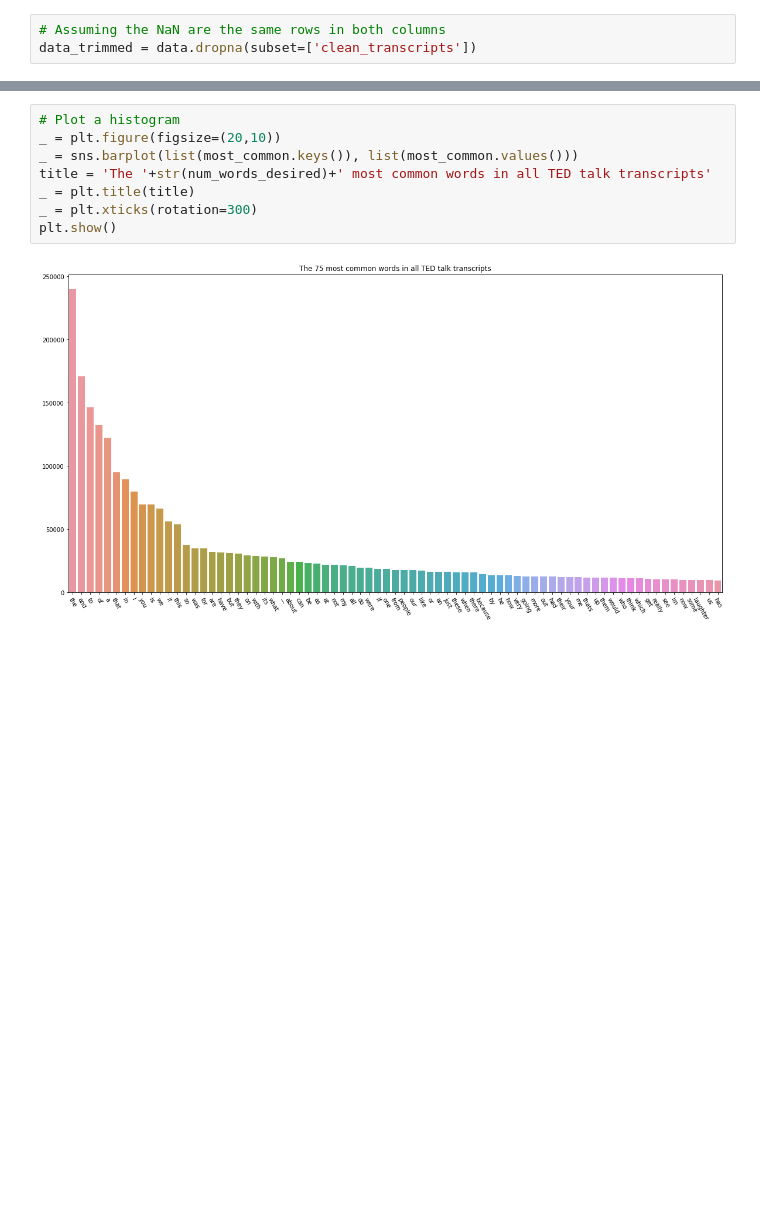
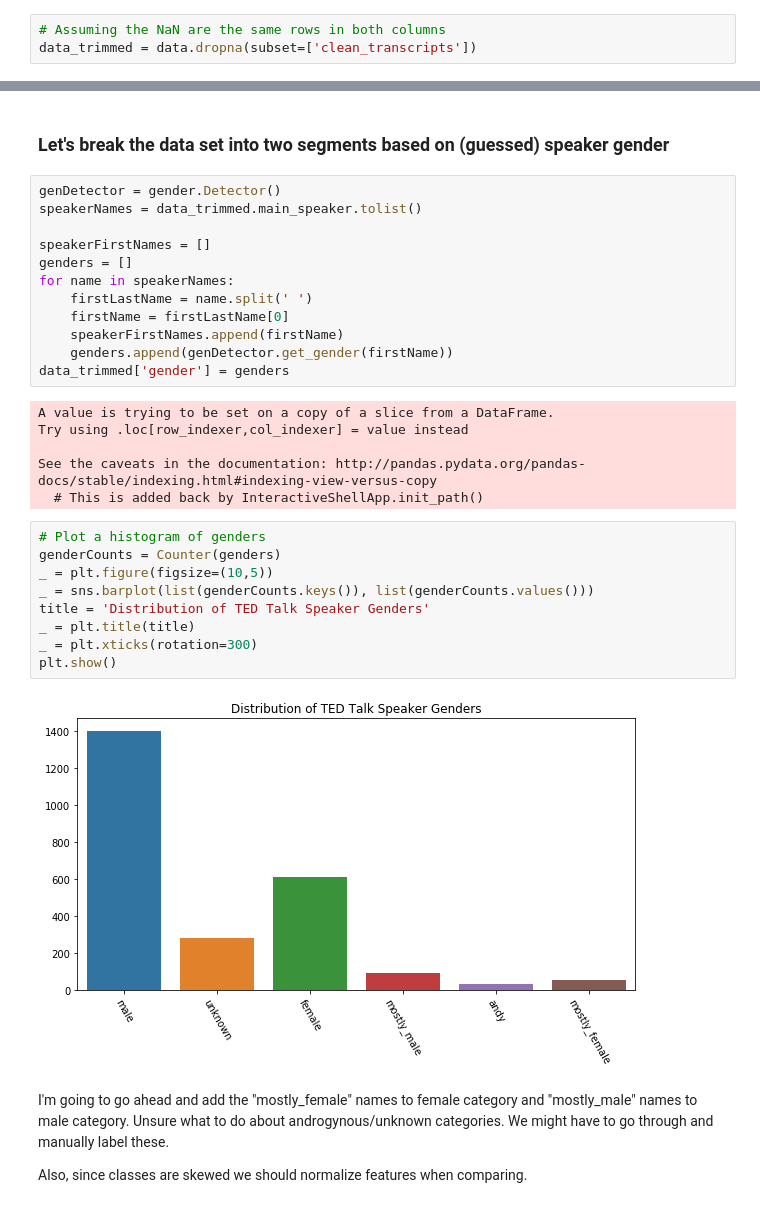
Before and after one commit to GreenMouth/Data-Science-Lab-Final-Project, a Jupyter notebook: src/Data-Exploration.ipynb, the cells around one changed output, grey strips where cells are left out. Saved outputs shown, nothing was run; the diff lists cells and outputs as text; blank space fills up the shorter version.

Commit message:
Split data by gender and started exploring differences in gender word frequency

```diff
--- a/src/Data-Exploration.ipynb
+++ b/src/Data-Exploration.ipynb
@@ -72,10 +89,34 @@ The 75 most common words in all TED talk transcripts:
+# %% [markdown]
+### Let's break the data set into two segments based on (guessed) speaker gender
+# %%
+genDetector = gender.Detector()
+speakerNames = data_trimmed.main_speaker.tolist()
+
+speakerFirstNames = []
+genders = []
+for name in speakerNames:
+    firstLastName = name.split(' ')
+    firstName = firstLastName[0]
+    speakerFirstNames.append(firstName)
+    genders.append(genDetector.get_gender(firstName))
+data_trimmed['gender'] = genders
+# %% [output]
+A value is trying to be set on a copy of a slice from a DataFrame.
+Try using .loc[row_indexer,col_indexer] = value instead
+
+See the caveats in the documentation: http://pandas.pydata.org/pandas-docs/stable/indexing.html#indexing-view-versus-copy
+  # This is added back by InteractiveShellApp.init_path()
 # %%
-# Plot a histogram
-_ = plt.figure(figsize=(20,10))
-_ = sns.barplot(list(most_common.keys()), list(most_common.values()))
-title = 'The '+str(num_words_desired)+' most common words in all TED talk transcripts'
+# Plot a histogram of genders
+genderCounts = Counter(genders)
+_ = plt.figure(figsize=(10,5))
+_ = sns.barplot(list(genderCounts.keys()), list(genderCounts.values()))
+title = 'Distribution of TED Talk Speaker Genders'
 _ = plt.title(title)
 _ = plt.xticks(rotation=300)
 plt.show()
 # %% [output]
-[figure, old version]
+[figure, new version]
+# %% [markdown]
+I'm going to go ahead and add the "mostly_female" names to female category and "mostly_male" names to male category. Unsure what to do about androgynous/unknown categories. We might have to go through and manually label these.<p>
+Also, since classes are skewed we should normalize features when comparing.
```
Also changed, not shown: parts of 11 cells of this notebook.
